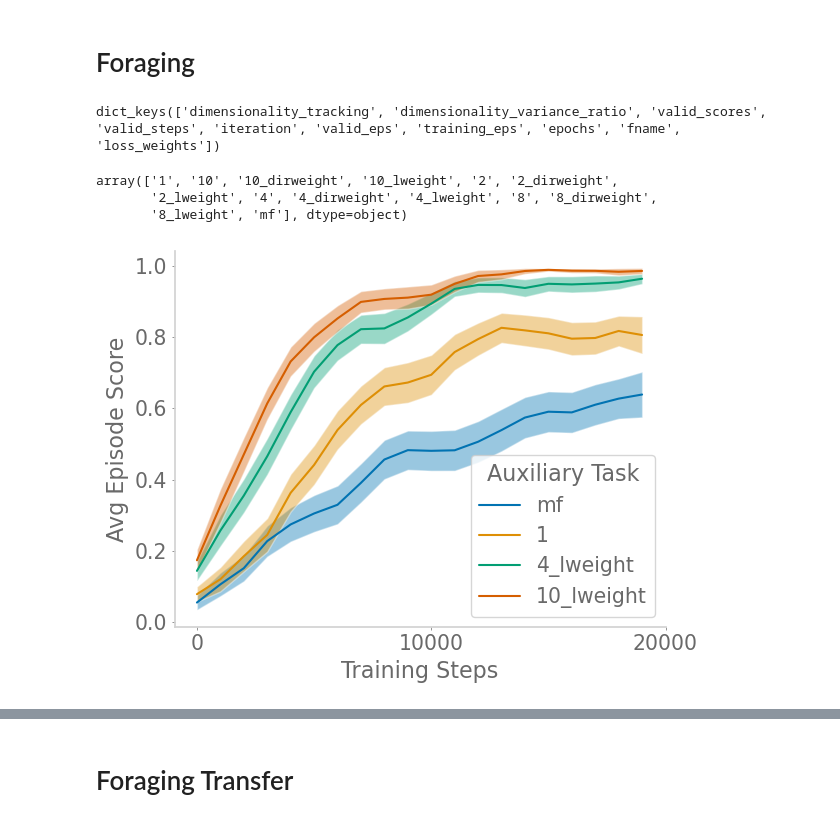
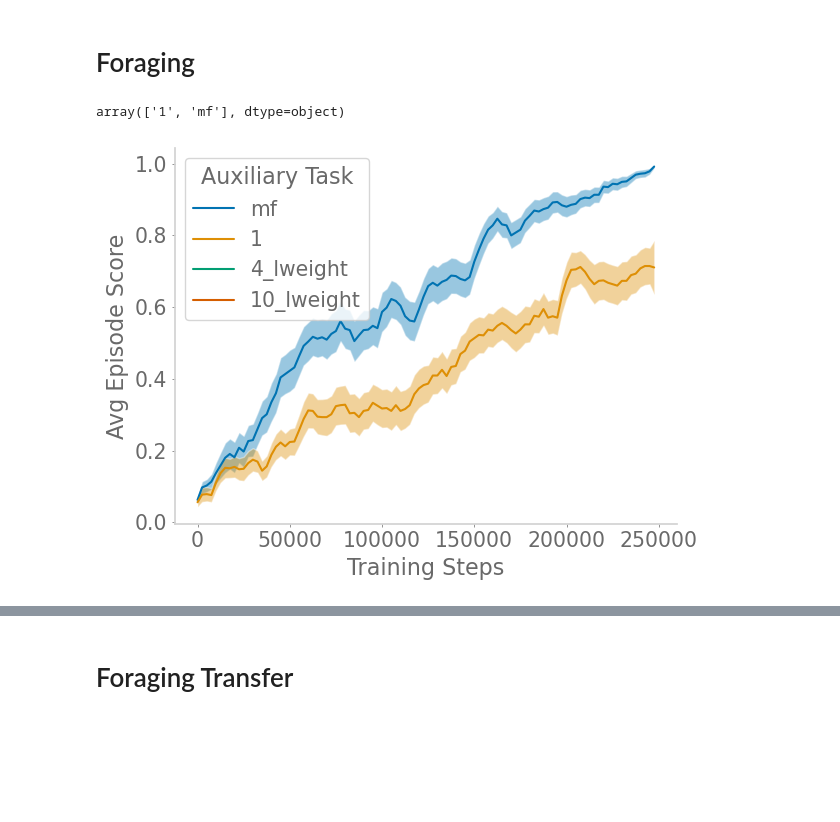
Before and after one commit to chingf/auxrl, a Jupyter notebook: notebooks/03-plot_learning_curves.ipynb, the cells around one changed output, grey strips where cells are left out. Cells and saved outputs as stored; diff of their text form; code cells hidden in the pictures; blank space fills up the shorter version.

```diff
--- a/notebooks/03-plot_learning_curves.ipynb
+++ b/notebooks/03-plot_learning_curves.ipynb
@@ -98,51 +63,52 @@ dim = 7
+# %%
+base = 'gridworld'
+z = 8
 # %%
 pfiles = []
 
 pickle_dir = f'{engram_dir}pickles/{basename}_dm_dim{dim}/'
 for pfile in os.listdir(pickle_dir):
-    pfiles.append(f'{pickle_dir}{pfile}')
-df = get_df(pfiles, basename=basename)
+    if pfile.endswith('.p'):
+        pfiles.append(f'{pickle_dir}{pfile}')
+df = get_df(base, z, pfiles)
-# %% [output]
-dict_keys(['dimensionality_tracking', 'dimensionality_variance_ratio', 'valid_scores', 'valid_steps', 'iteration', 'valid_eps', 'training_eps', 'epochs', 'fname', 'loss_weights'])
 # %%
-np.unique(new_df['fname'])
+np.unique(df['model'])
 # %% [output]
-array(['1', '10', '10_dirweight', '10_lweight', '2', '2_dirweight',
-       '2_lweight', '4', '4_dirweight', '4_lweight', '8', '8_dirweight',
-       '8_lweight', 'mf'], dtype=object)
+array(['1', 'mf'], dtype=object)
 # %%
 new_df = df.copy()
 smooth_line = True
-new_df['epochs'] = new_df['epochs']//2*2
-epochs = np.unique(new_df['epochs'])
+new_df['episode'] = new_df['episode']//5*5
+episodes = np.unique(new_df['episode'])
 fig, ax = plt.subplots()
-for fname_idx, fname in enumerate(
+for _idx, model in enumerate(
     #np.unique(new_df['fname'])
     ['mf', '1', '4_lweight', '10_lweight']
     ):
     means = []
     sems = []
-    for epoch in epochs:
-        vals = new_df[(new_df['fname']==fname) & (new_df['epochs']==epoch)]
-        vals = vals['scores']
+    for ep in episodes:
+        vals = new_df[(new_df['model']==model) & (new_df['episode']==ep)]
+        vals = vals['valid_score']
         means.append(np.mean(vals))
         sems.append(sem(vals))
     means = np.array(means)
     sems = np.array(sems)
     mean_lowerbound = means - sems
     mean_upperbound = means + sems
     if smooth_line:
-        means = smooth(epochs, means, 3)
-        mean_lowerbound = smooth(epochs, mean_lowerbound)
-        mean_upperbound = smooth(epochs, mean_upperbound)
-    ax.plot(epochs[:-1]*500, means[:-1], label=fname)
-    ax.fill_between(epochs[:-1]*500, mean_lowerbound[:-1], mean_upperbound[:-1], alpha=0.4)
+        means = smooth(episodes, means, 3)
+        mean_lowerbound = smooth(episodes, mean_lowerbound)
+        mean_upperbound = smooth(episodes, mean_upperbound)
+    ax.plot(episodes[:-1]*500, means[:-1], label=model)
+    ax.fill_between(
+        episodes[:-1]*500, mean_lowerbound[:-1],
+        mean_upperbound[:-1], alpha=0.4)
 plt.ylabel('Avg Episode Score')
 plt.xlabel('Training Steps')
-plt.xticks([0, 10000, 20000])
 plt.legend(title='Auxiliary Task')
 plt.tight_layout()
 plt.savefig('foraging.png', dpi=300, transparent=True)
 plt.show()
 # %% [output]
-[figure, old version]
+[figure, new version]
```
Also changed, not shown: parts of 26 cells of this notebook, 1 other file.
